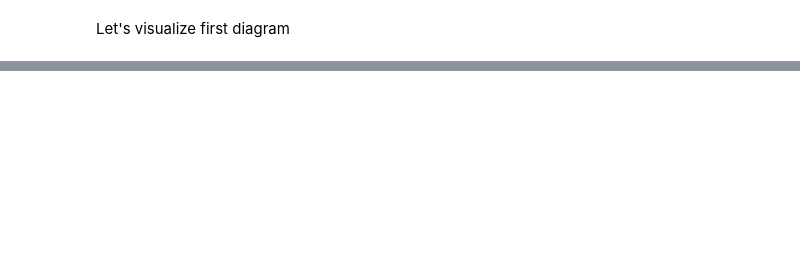
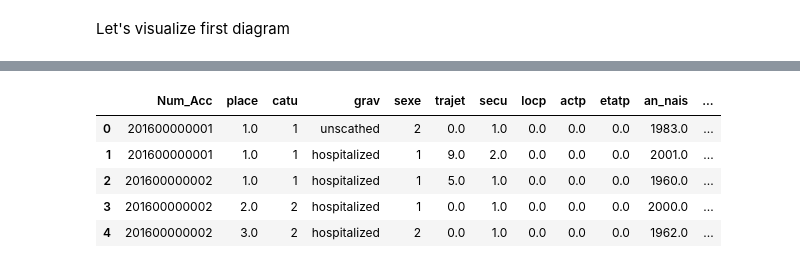
Before and after one commit to danpeczek/france-accidents, a Jupyter notebook: How using a safety equipment helps us to survive an accident.ipynb, the cells around one changed output, grey strips where cells are left out. Cells and saved outputs as stored; diff of their text form; code cells hidden in the pictures; blank space fills up the shorter version.

```diff
--- a/How using a safety equipment helps us to survive an accident.ipynb
+++ b/How using a safety equipment helps us to survive an accident.ipynb
@@ -132,0 +90,11 @@ The 2 on the grav axis is the information that person died in accident. We can s
+# %%
+users_q1.loc[:, 'secu'] = users_q1.loc[:, 'secu'].values // 10
+users_q1['secu'] = users_q1['secu'].replace(0,1)
+users_q1.head()
+# %% [output]
+|  | Num_Acc | place | catu | grav | sexe | trajet | secu | locp | actp | etatp | an_nais | ... |
+| 0 | 201600000001 | 1.0 | 1 | unscathed | 2 | 0.0 | 1.0 | 0.0 | 0.0 | 0.0 | 1983.0 | ... |
+| 1 | 201600000001 | 1.0 | 1 | hospitalized | 1 | 9.0 | 2.0 | 0.0 | 0.0 | 0.0 | 2001.0 | ... |
+| 2 | 201600000002 | 1.0 | 1 | hospitalized | 1 | 5.0 | 1.0 | 0.0 | 0.0 | 0.0 | 1960.0 | ... |
+| 3 | 201600000002 | 2.0 | 2 | hospitalized | 1 | 0.0 | 1.0 | 0.0 | 0.0 | 0.0 | 2000.0 | ... |
+| 4 | 201600000002 | 3.0 | 2 | hospitalized | 2 | 0.0 | 1.0 | 0.0 | 0.0 | 0.0 | 1962.0 | ... |
```
Also changed, not shown: parts of 24 cells of this notebook.
